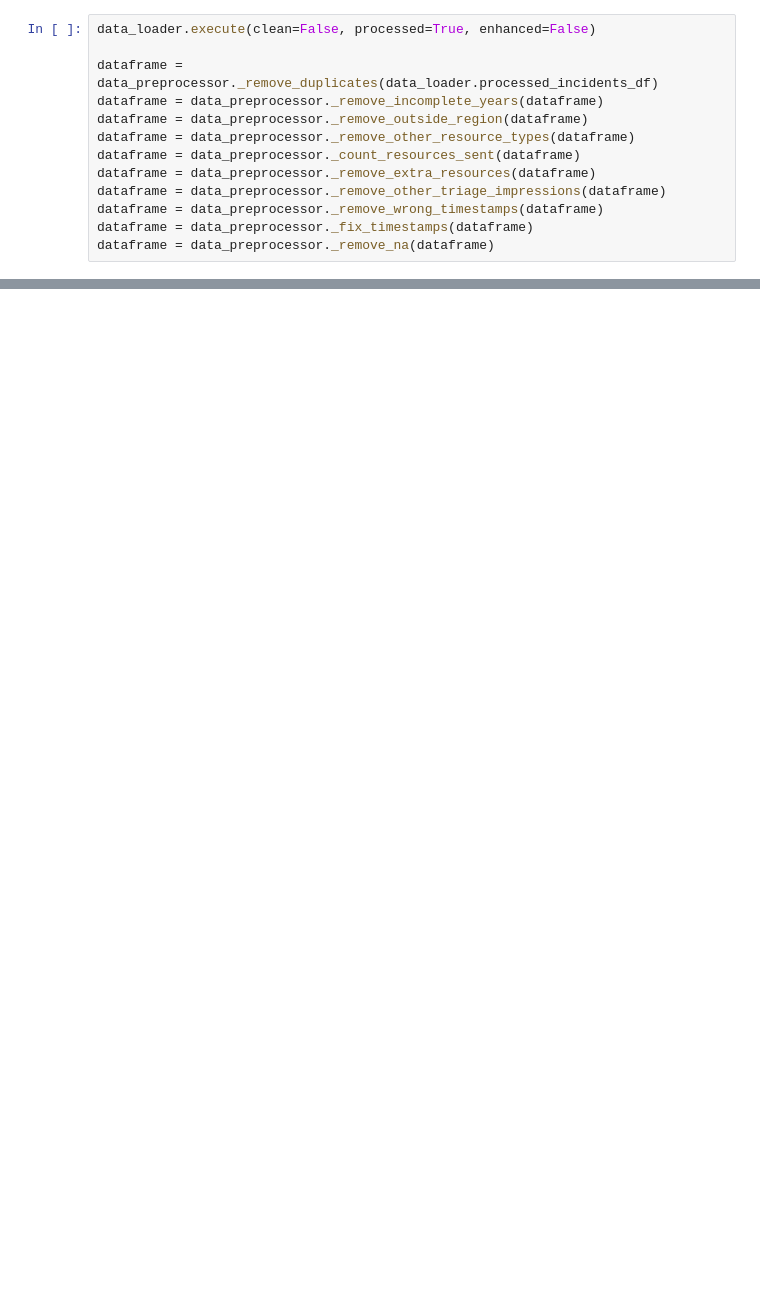
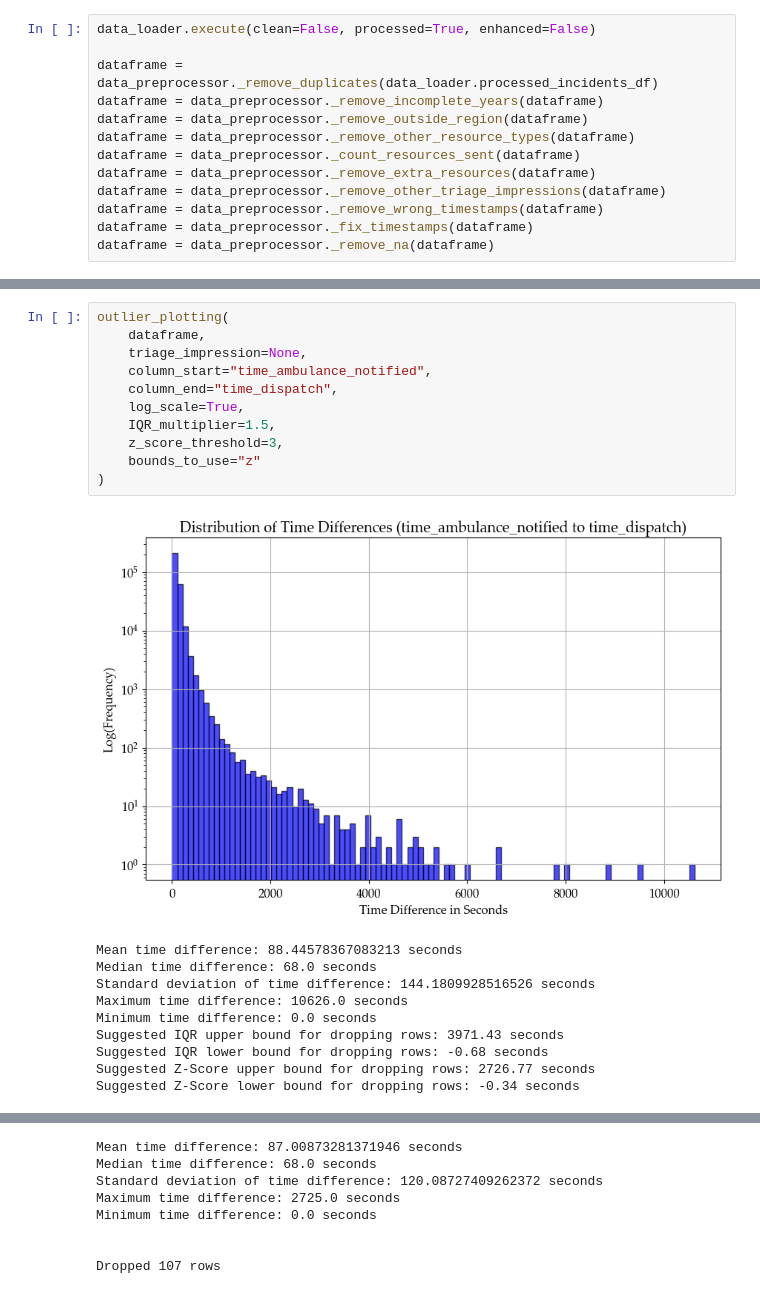
Before and after one commit to Emergency-Optimizers/Data-Processing, a Jupyter notebook: source/analysis/wrong_time_stamps.ipynb, the cells around one changed output, grey strips where cells are left out. Saved outputs shown, nothing was run; the diff lists cells and outputs as text; blank space fills up the shorter version.

```diff
--- a/source/analysis/wrong_time_stamps.ipynb
+++ b/source/analysis/wrong_time_stamps.ipynb
@@ -437,0 +289,22 @@ Dropped 233 rows
+# %%
+outlier_plotting(
+    dataframe,
+    triage_impression=None,
+    column_start="time_ambulance_notified",
+    column_end="time_dispatch",
+    log_scale=True,
+    IQR_multiplier=1.5,
+    z_score_threshold=3,
+    bounds_to_use="z"
+)
+# %% [output]
+[figure, added]
+Mean time difference: 88.44578367083213 seconds
+Median time difference: 68.0 seconds
+Standard deviation of time difference: 144.1809928516526 seconds
+Maximum time difference: 10626.0 seconds
+Minimum time difference: 0.0 seconds
+Suggested IQR upper bound for dropping rows: 3971.43 seconds
+Suggested IQR lower bound for dropping rows: -0.68 seconds
+Suggested Z-Score upper bound for dropping rows: 2726.77 seconds
+Suggested Z-Score lower bound for dropping rows: -0.34 seconds
@@ -437,0 +312,8 @@ Dropped 233 rows
+Mean time difference: 87.00873281371946 seconds
+Median time difference: 68.0 seconds
+Standard deviation of time difference: 120.08727409262372 seconds
+Maximum time difference: 2725.0 seconds
+Minimum time difference: 0.0 seconds
+
+
+Dropped 107 rows
```
Also changed, not shown: parts of 27 cells of this notebook, 12 other files.
